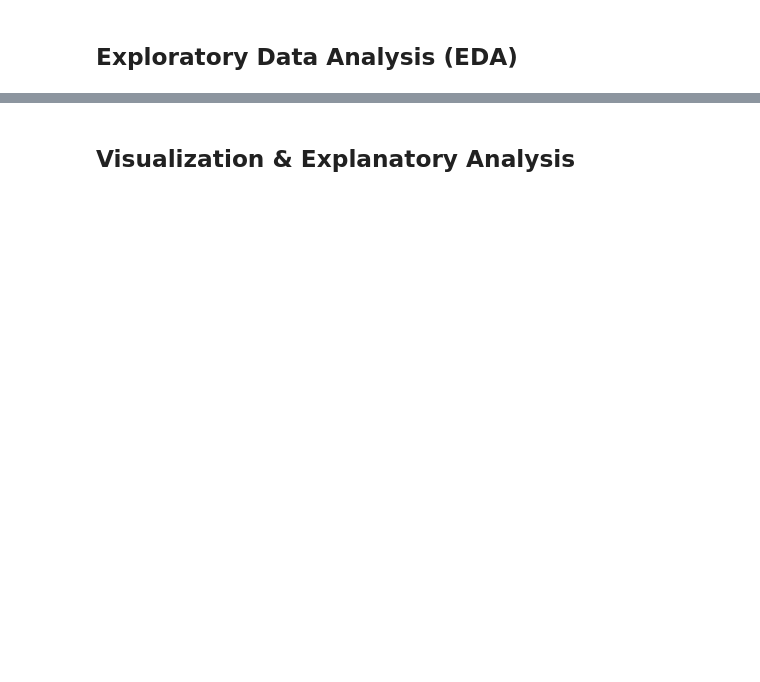
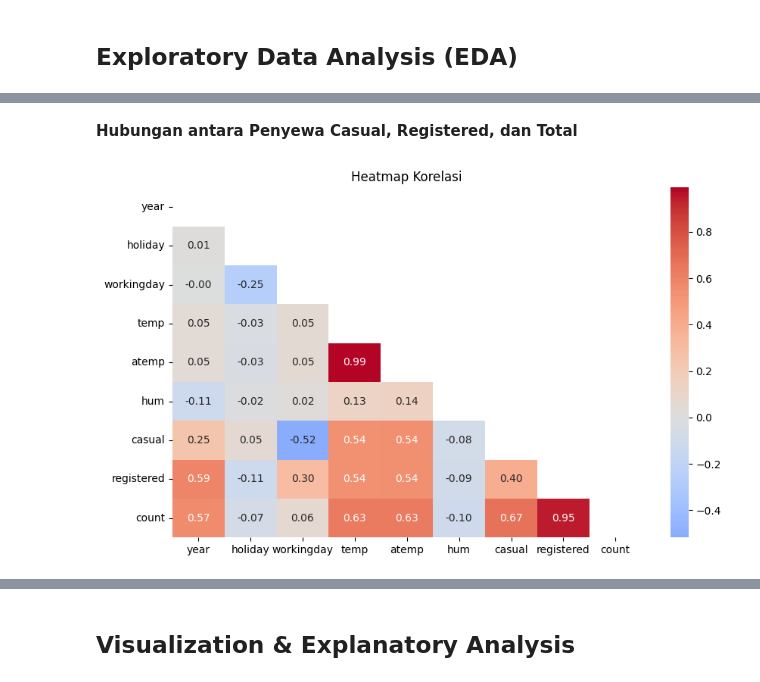
Before and after one commit to slvyarc/Bike-Sharing_Dicoding, a Jupyter notebook: Proyek_Analisis_Data.ipynb, the cells around one changed output, grey strips where cells are left out. Drawn from its saved outputs; the diff is of its cells as text; code cells hidden in the pictures; blank space fills up the shorter version.

```diff
--- a/Proyek_Analisis_Data.ipynb
+++ b/Proyek_Analisis_Data.ipynb
@@ -23,0 +237,4 @@
+# %%
+#Mengganti tipe data pada kolom dateday menjadi datetime.
+day_df['dateday'] = pd.to_datetime(day_df['dateday'])
+day_df.info()
@@ -23,0 +268,21 @@
+# %%
+# Mengubah tipe data
+# Kolom weekday, month, year
+day_df['weekday'] = day_df['dateday'].dt.day_name()
+day_df['month'] = day_df['dateday'].dt.month_name()
+day_df['year'] = day_df['dateday'].dt.year
+
+# Kolom season
+day_df['season'] = day_df['season'].map({
+    1: 'Spring', 2: 'Summer', 3: 'Fall', 4: 'Winter'
+})
+
+# Kolom weathersit
+day_df['weathersit'] = day_df['weathersit'].map({
+    1: 'Clear/Partly Cloudy',
+    2: 'Misty/Cloudy',
+    3: 'Light Snow/Rain',
+    4: 'Severe Weather'
+})
+
+day_df.head()
@@ -27,0 +465,20 @@
+# %% [markdown]
+**Hubungan antara Penyewa Casual, Registered, dan Total**
+# %%
+# Membuat correlation heatmap untuk hubungan antara penyewa casual, registered, dan count
+fig, ax = plt.subplots(figsize=(10, 6))
+correlation_matrix = day_df.corr(numeric_only=True)
+mask = np.triu(np.ones_like(correlation_matrix, dtype=bool))
+
+sns.heatmap(
+    correlation_matrix,
+    annot=True,
+    mask=mask,
+    cmap="coolwarm",
+    center=0,
+    fmt=".2f"
+)
+plt.title("Heatmap Korelasi")
+plt.show()
+# %% [output]
+[figure, added]
```
Also changed, not shown: parts of 75 cells of this notebook.
